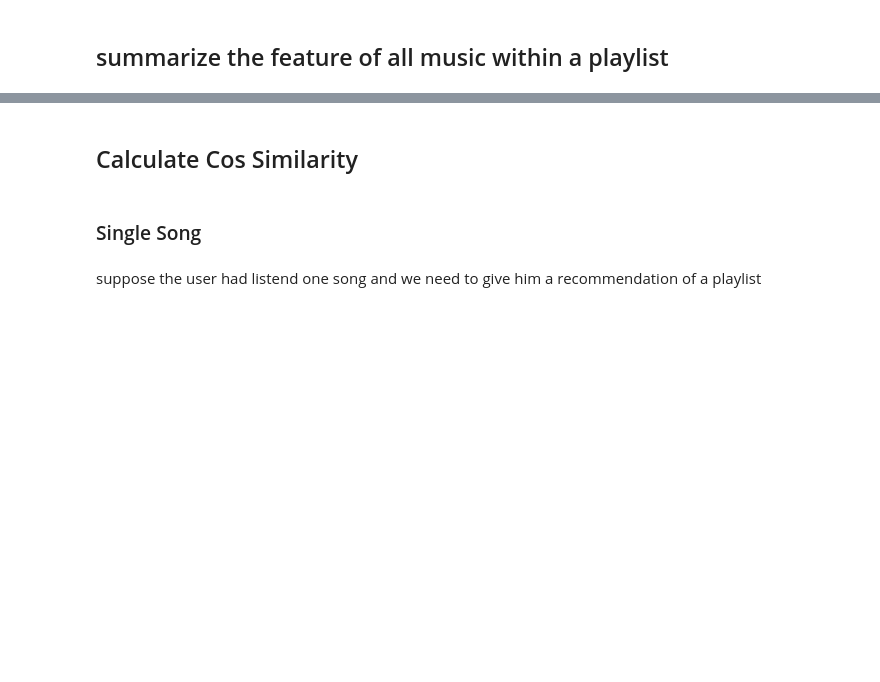
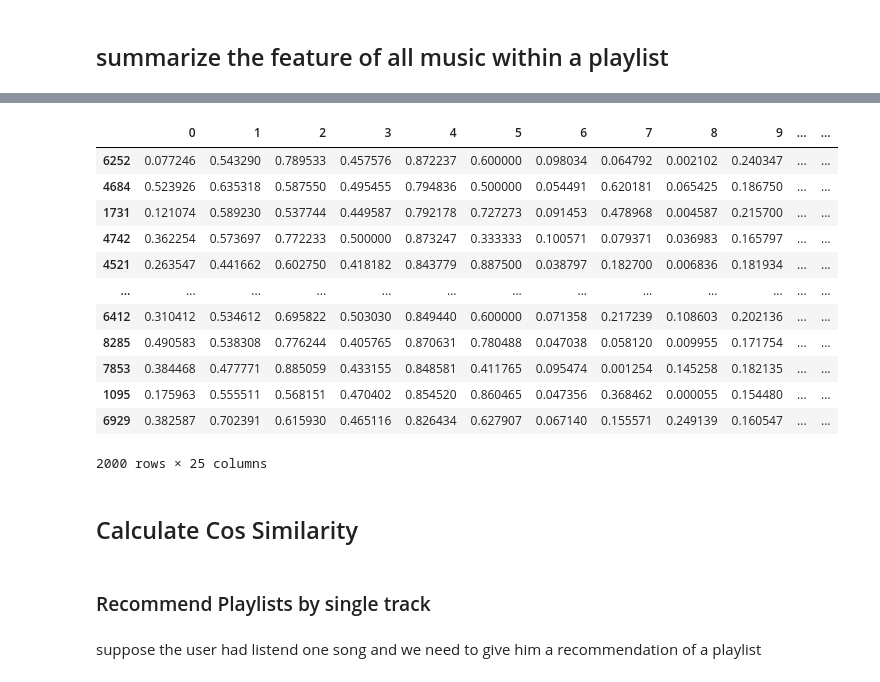
Before and after one commit to bobmst/DSCI631-project-spotify-recommendation, a Jupyter notebook: models/content-based.ipynb, the cells around one changed output, grey strips where cells are left out. Saved outputs shown, nothing was run; the diff lists cells and outputs as text; code cells hidden in the pictures; blank space fills up the shorter version.

```diff
--- a/models/content-based.ipynb
+++ b/models/content-based.ipynb
@@ -116,0 +58,4 @@ def get_track_id_in_playlist(playlist):
+# %%
+with open("../data/test_playlist.pkl","rb") as f:
+    df_playlists_test = pd.read_pickle(f)
+df_playlists_test
@@ -170,7 +118,24 @@ df_playlists_scores
+# %%
+df_playlists_scores_test = df_playlists_test.apply(get_features_summary,axis=1)
+df_playlists_scores_test
+# %% [output]
+|  | 0 | 1 | 2 | 3 | 4 | 5 | 6 | 7 | 8 | 9 | ... | ... |
+| 6252 | 0.077246 | 0.543290 | 0.789533 | 0.457576 | 0.872237 | 0.600000 | 0.098034 | 0.064792 | 0.002102 | 0.240347 | ... | ... |
+| 4684 | 0.523926 | 0.635318 | 0.587550 | 0.495455 | 0.794836 | 0.500000 | 0.054491 | 0.620181 | 0.065425 | 0.186750 | ... | ... |
+| 1731 | 0.121074 | 0.589230 | 0.537744 | 0.449587 | 0.792178 | 0.727273 | 0.091453 | 0.478968 | 0.004587 | 0.215700 | ... | ... |
+| 4742 | 0.362254 | 0.573697 | 0.772233 | 0.500000 | 0.873247 | 0.333333 | 0.100571 | 0.079371 | 0.036983 | 0.165797 | ... | ... |
+| 4521 | 0.263547 | 0.441662 | 0.602750 | 0.418182 | 0.843779 | 0.887500 | 0.038797 | 0.182700 | 0.006836 | 0.181934 | ... | ... |
+| ... | ... | ... | ... | ... | ... | ... | ... | ... | ... | ... | ... | ... |
+| 6412 | 0.310412 | 0.534612 | 0.695822 | 0.503030 | 0.849440 | 0.600000 | 0.071358 | 0.217239 | 0.108603 | 0.202136 | ... | ... |
+| 8285 | 0.490583 | 0.538308 | 0.776244 | 0.405765 | 0.870631 | 0.780488 | 0.047038 | 0.058120 | 0.009955 | 0.171754 | ... | ... |
+| 7853 | 0.384468 | 0.477771 | 0.885059 | 0.433155 | 0.848581 | 0.411765 | 0.095474 | 0.001254 | 0.145258 | 0.182135 | ... | ... |
+| 1095 | 0.175963 | 0.555511 | 0.568151 | 0.470402 | 0.854520 | 0.860465 | 0.047356 | 0.368462 | 0.000055 | 0.154480 | ... | ... |
+| 6929 | 0.382587 | 0.702391 | 0.615930 | 0.465116 | 0.826434 | 0.627907 | 0.067140 | 0.155571 | 0.249139 | 0.160547 | ... | ... |
+2000 rows × 25 columns
 # %% [markdown]
 ## Calculate Cos Similarity
-# %% [markdown]
-### Single Song
+# %% [markdown]
+### Recommend Playlists by single track
 # %% [markdown]
 suppose the user had listend one song and we need to give him a recommendation of a playlist
 # %%
```
Also changed, not shown: parts of 32 cells of this notebook, 4 other files.
